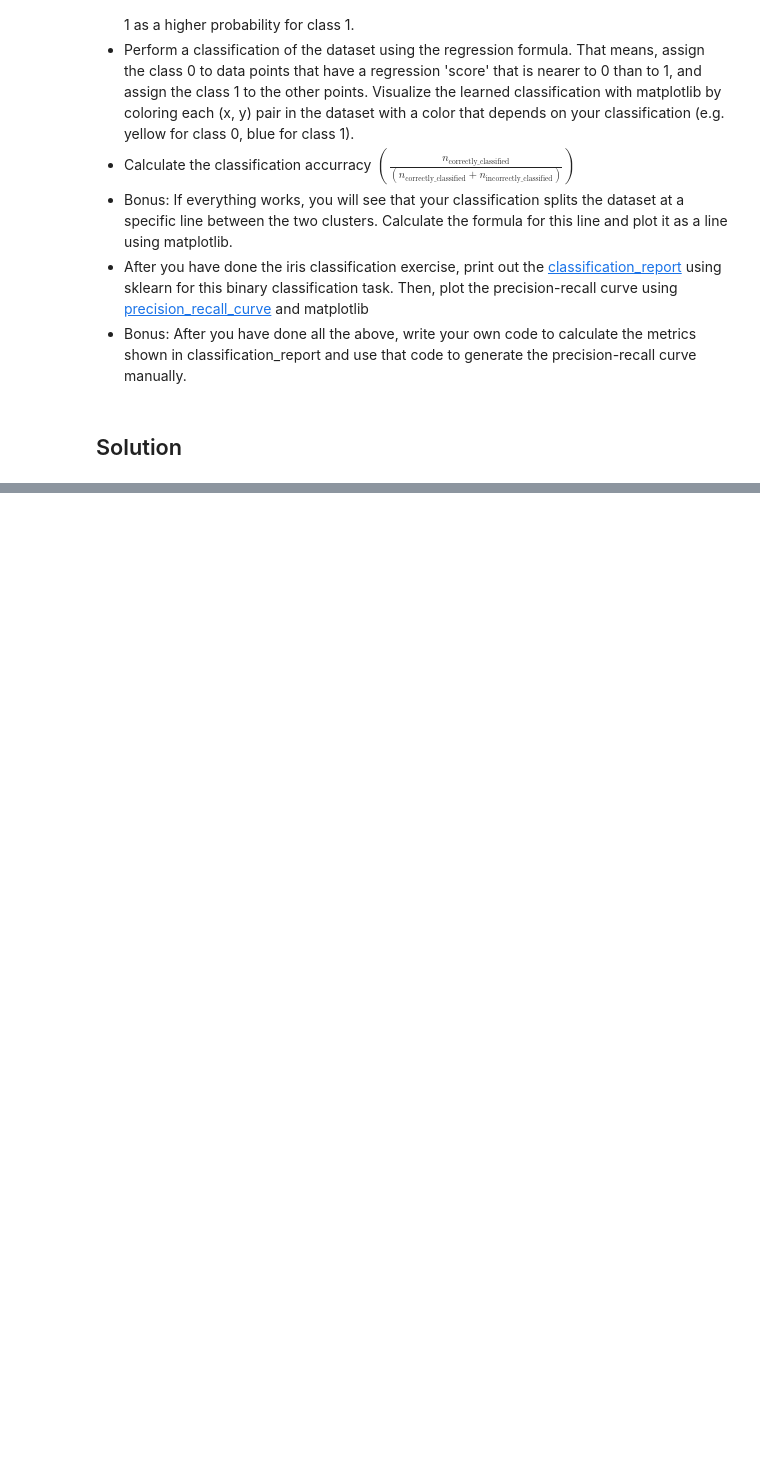
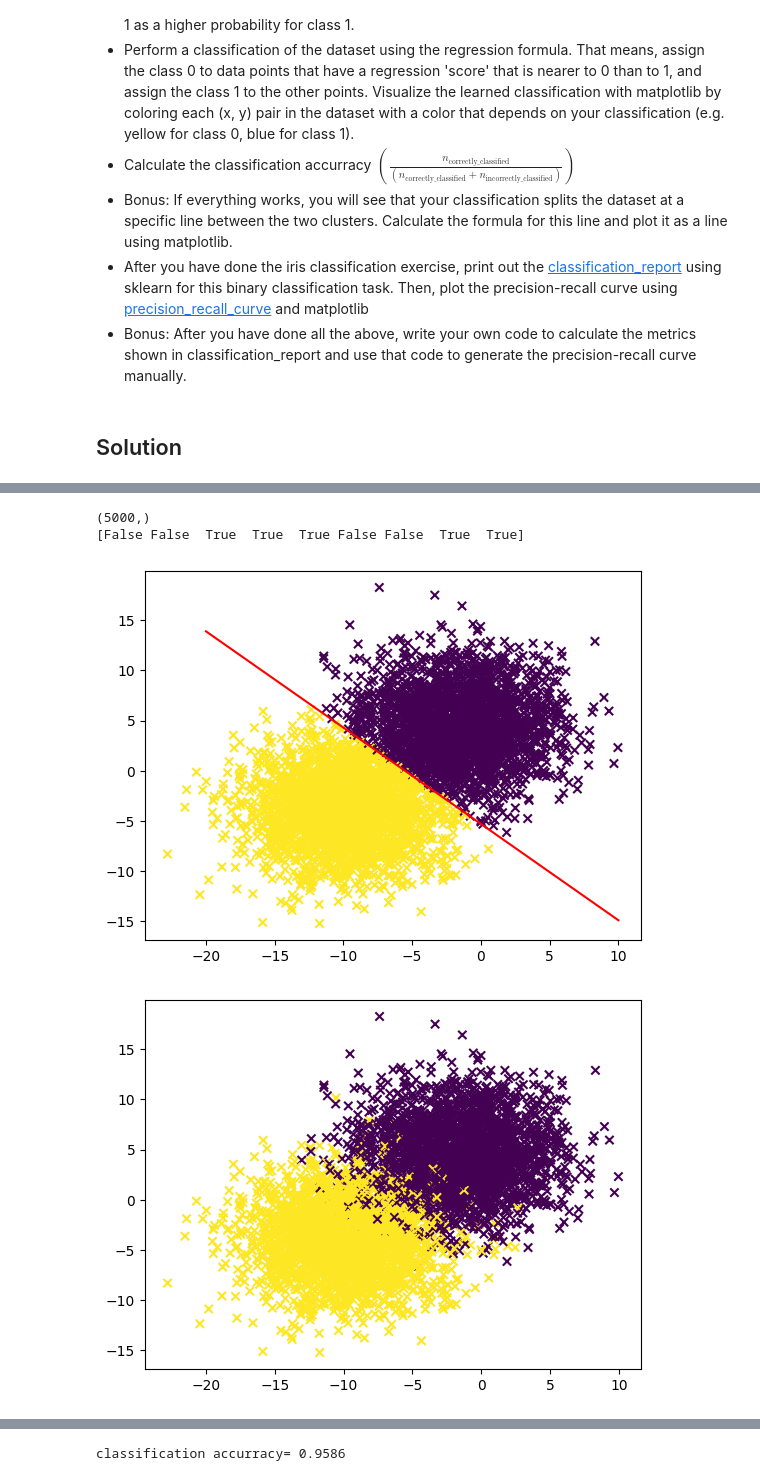
Before and after one commit to NikoFauter/Intro2DeepLearningExercises2023, a Jupyter notebook: Exercise 2/exercise2_classification_binary.ipynb, the cells around one changed output, grey strips where cells are left out. Drawn from its saved outputs; the diff is of its cells as text; code cells hidden in the pictures; blank space fills up the shorter version.

```diff
--- a/Exercise 2/exercise2_classification_binary.ipynb
+++ b/Exercise 2/exercise2_classification_binary.ipynb
@@ -55,0 +69,57 @@ We can see that the two clusters are not linearily separable, but a linear class
+# %%
+from sklearn.datasets import make_blobs
+import numpy as np
+import matplotlib.pyplot as plt
+import math
+
+
+
+
+(X, y) = make_blobs(n_samples=5000, n_features=2, centers=2,
+cluster_std=3.5, random_state=1)
+
+
+ones = np.ones(X.shape[0])
+X_ = np.c_[X, ones]
+weights = (np.linalg.pinv(X_.T @ X_) @ X_.T) @ y
+
+
+def classify(X,w):
+     score = X @ w
+     classPoint= (score>0.5)
+     return score,classPoint
+
+(score,classPoint)=classify(X_,weights)
+classPoint=classPoint.astype(int)
+errors = ~(classPoint ==y)
+
+#line splitting the clusters
+x_1=[-20,10]
+x_2=[0,0]
+x_2[0]=(0.5-weights[2]-weights[0]*x_1[0])/weights[1]
+x_2[1]=(0.5-weights[2]-weights[0]*x_1[1])/weights[1]
+#shows calculated classification
+plt.figure()
+plt.scatter(X[:, 0], X[:, 1], marker="x", c=classPoint)
+plt.plot(x_1,x_2,c="red")
+plt.show()
+
+#shows original labels
+plt.figure()
+plt.scatter(X[:, 0], X[:, 1], marker="x", c=y)
+plt.show()
+
+#shows calculated classification and misclassified Points
+plt.figure()
+plt.scatter(X[:, 0], X[:, 1], marker="x", c=classPoint)
+plt.scatter(X[errors, 0], X[errors, 1], marker="x", c="red")
+plt.show()
+
+n_errors=sum(errors.astype(int))
+n_total=len(y)
+print("classification accurracy=",(n_total-n_errors)/n_total)
+# %% [output]
+(5000,)
+[False False  True  True  True False False  True  True]
+[figure, added]
+[figure, added]
@@ -55,0 +127 @@ We can see that the two clusters are not linearily separable, but a linear class
+classification accurracy= 0.9586
```
Also changed, not shown: parts of 2 cells of this notebook, 3 other files.
